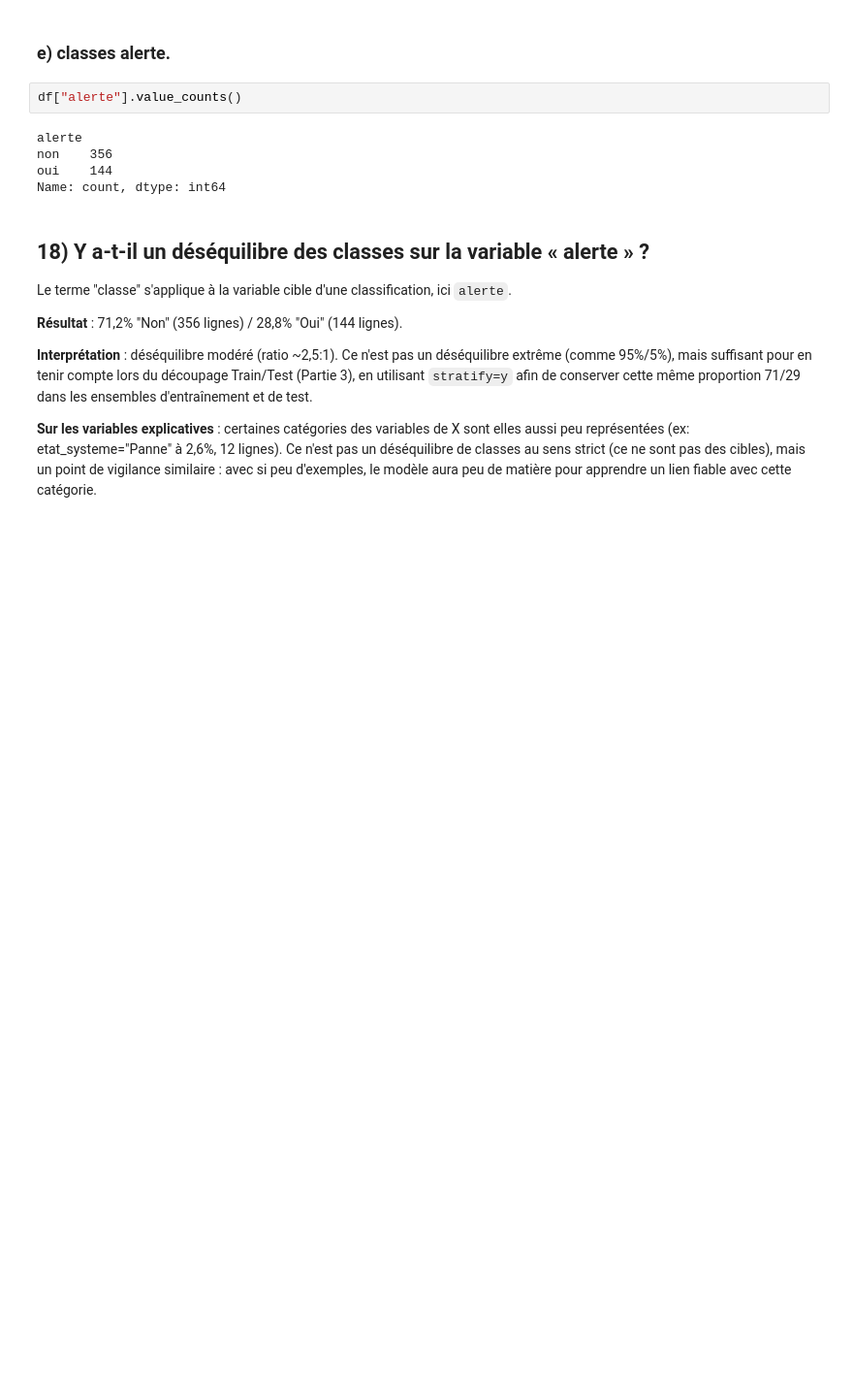
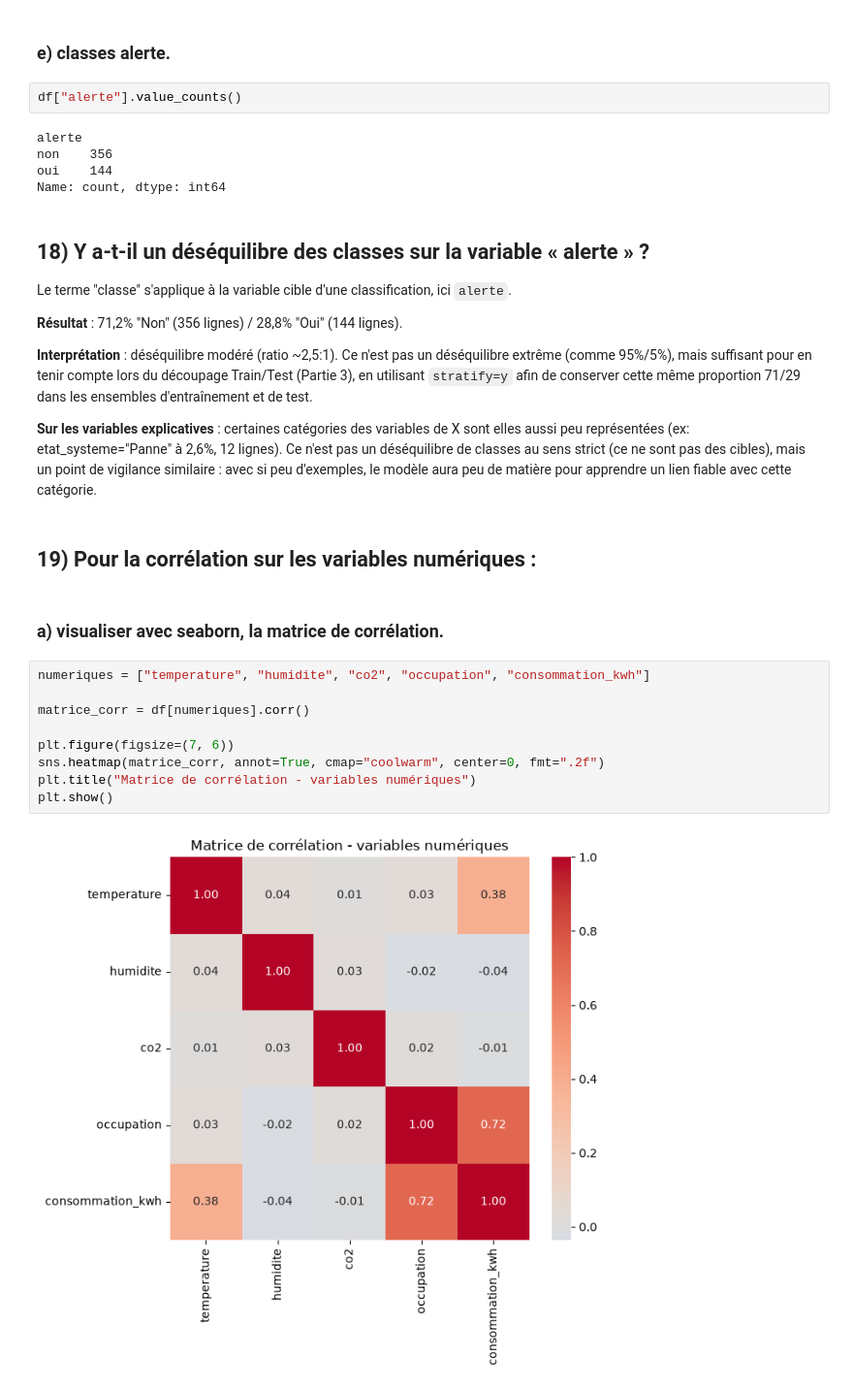
Before and after one commit to Mayra-99/-atelier_prepa_donnees_tab-, a Jupyter notebook: notebooks/atelier_prepa_donnees_tab.ipynb .ipynb, the cells around one changed output. Shown at 97% size. Drawn from its saved outputs; the diff is of its cells as text; blank space fills up the shorter version.

Commit message:
partie1:19) Pour la corrélation sur les variables numériques :a) visualiser avec seaborn, la matrice de corrélation.

```diff
--- a/notebooks/atelier_prepa_donnees_tab.ipynb .ipynb
+++ b/notebooks/atelier_prepa_donnees_tab.ipynb .ipynb
@@ -631,3 +631,18 @@ peu représentées (ex: etat_systeme="Panne" à 2,6%, 12 lignes). Ce n'est pas u
 de classes au sens strict (ce ne sont pas des cibles), mais un point de vigilance similaire :
 avec si peu d'exemples, le modèle aura peu de matière pour apprendre un lien fiable avec
 cette catégorie.
+# %% [markdown]
+## 19) Pour la corrélation sur les variables numériques :
+# %% [markdown]
+### a) visualiser avec seaborn, la matrice de corrélation.
+# %%
+numeriques = ["temperature", "humidite", "co2", "occupation", "consommation_kwh"]
+
+matrice_corr = df[numeriques].corr()
+
+plt.figure(figsize=(7, 6))
+sns.heatmap(matrice_corr, annot=True, cmap="coolwarm", center=0, fmt=".2f")
+plt.title("Matrice de corrélation - variables numériques")
+plt.show()
+# %% [output]
+[figure, added]
```
